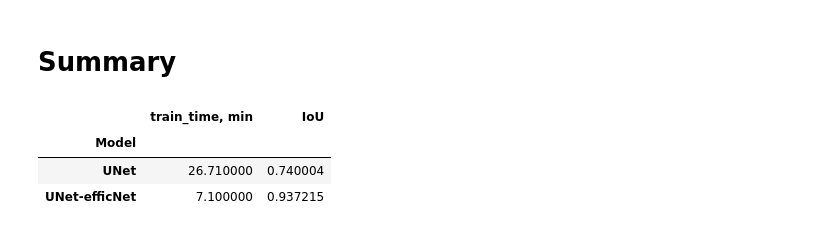
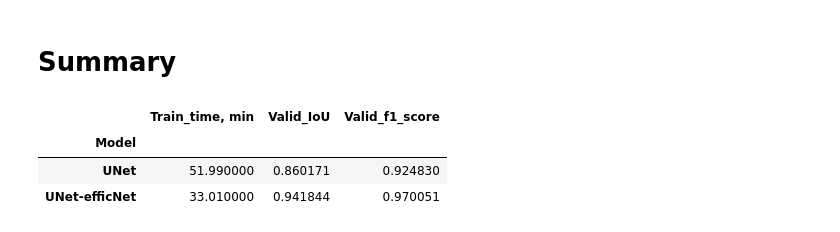
Before and after one commit to ssiarhei115/Satellite-segmentation_UNet-VS-UNet-EfficientNet, a Jupyter notebook: main.ipynb, the cells around one changed output. Drawn from its saved outputs; the diff is of its cells as text; code cells hidden in the pictures.

```diff
--- a/main.ipynb
+++ b/main.ipynb
@@ -558,11 +626,3 @@ Segmentation Models. Python library with Neural Networks for Image Segmentation
 %%capture
 !pip install -U git+https://github.com/qubvel-org/segmentation_models.pytorch
 #!pip install lightning albumentations
-# %%
-# Some training hyperparameters
-NUM_WORKERS = os.cpu_count()
-BATCH_SIZE = 4
-EPOCHS = 5
-LR = 0.0001
-# Threshold for mask prediction
-T_MAX = EPOCHS * len(train_dataset)/BATCH_SIZE
@@ -579,6 +628,0 @@ if CHECK_INTERSECT:
-# %%
-print(f"Train size: {len(train_dataset)}")
-print(f"Valid size: {len(val_dataset)}")
-
-train_dataloader = DataLoader(train_dataset, batch_size=8, shuffle=True, num_workers=NUM_WORKERS)
-valid_dataloader = DataLoader(val_dataset, batch_size=8, shuffle=False, num_workers=NUM_WORKERS)
@@ -603,3 +629,12 @@ for subset in [train_dataset, val_dataset]:
+# %%
+# Some training hyperparameters
+BACKBONE = 'efficientnet-b0'
+CLASSES = ['background', 'solar_panel', 'body', 'antenna']
+
+n_classes = 1 if len(CLASSES) == 1 else (len(CLASSES))  # case for binary and multiclass segmentation
+activation = 'sigmoid' if n_classes == 1 else 'softmax'
+
+#preprocess_input = sm.get_preprocessing(BACKBONE)
 # %%
 class SatModel(pl.LightningModule):
     def __init__(self, arch, encoder_name, in_channels, out_classes, **kwargs):
@@ -757,12 +762,9 @@ class SatModel(pl.LightningModule):
         }
         return
 # %%
-TRAIN = True
-
-if TRAIN:
+if TRAIN_2:
     start_time = time.time()
-    model = SatModel("unet", "efficientnet-b0", in_channels=3, out_classes=1)
-    #model = SatModel("unet", "resnet34", in_channels=3, out_classes=1)
+    model = SatModel("unet", BACKBONE, in_channels=3, out_classes=n_classes)
     #model = SatModel("FPN", "resnet34", in_channels=3, out_classes=1)
     #model = SatModel("deeplabv3plus", "mobilenet_v2", in_channels=3, out_classes=1)
 
@@ -820,15 +846,21 @@ for idx, (image, gt_mask, pr_mask) in enumerate(zip(batch[0], batch[1], pr_masks
 # %%
 summary = pd.DataFrame(
     [
-    ['UNet', time_unet, valid_metrics_unet[0]['val_iou']],
-    ['UNet-efficNet', time_unet_eff, valid_metrics_unet_eff[0]['valid_dataset_iou']]
+    ['UNet',
+     time_unet,
+     valid_metrics_unet[0]['valid_dataset_iou'],
+     valid_metrics_unet[0]['valid_f1_score']],
+    ['UNet-efficNet',
+     time_unet_eff,
+     valid_metrics_unet_eff[0]['valid_dataset_iou'],
+     valid_metrics_unet_eff[0]['valid_f1_score']]
     ],
-    columns=['Model', 'train_time, min', 'IoU'],
+    columns=['Model', 'Train_time, min', 'Valid_IoU', 'Valid_f1_score'],
     ).set_index(['Model'])
 
 summary.style.set_properties(subset=summary.columns, **{'width': '130px', 'text-align': 'right'})
 # %% [output]
-|  | train_time, min | IoU |
-| Model |  |  |
-| UNet | 26.710000 | 0.740004 |
-| UNet-efficNet | 7.100000 | 0.937215 |
+|  | Train_time, min | Valid_IoU | Valid_f1_score |
+| Model |  |  |  |
+| UNet | 51.990000 | 0.860171 | 0.924830 |
+| UNet-efficNet | 33.010000 | 0.941844 | 0.970051 |
```
Also changed, not shown: parts of 30 cells of this notebook, 4 other files.
